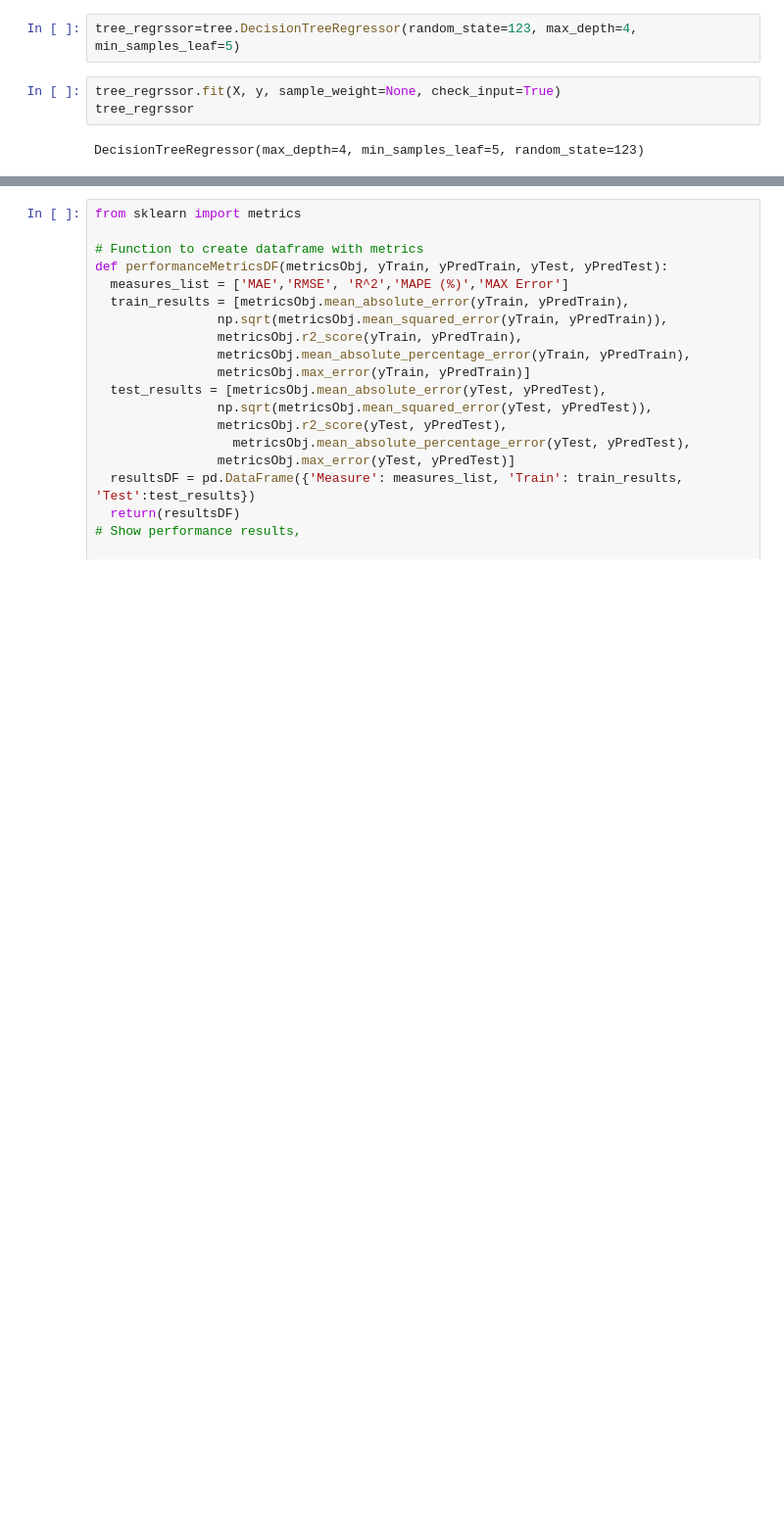
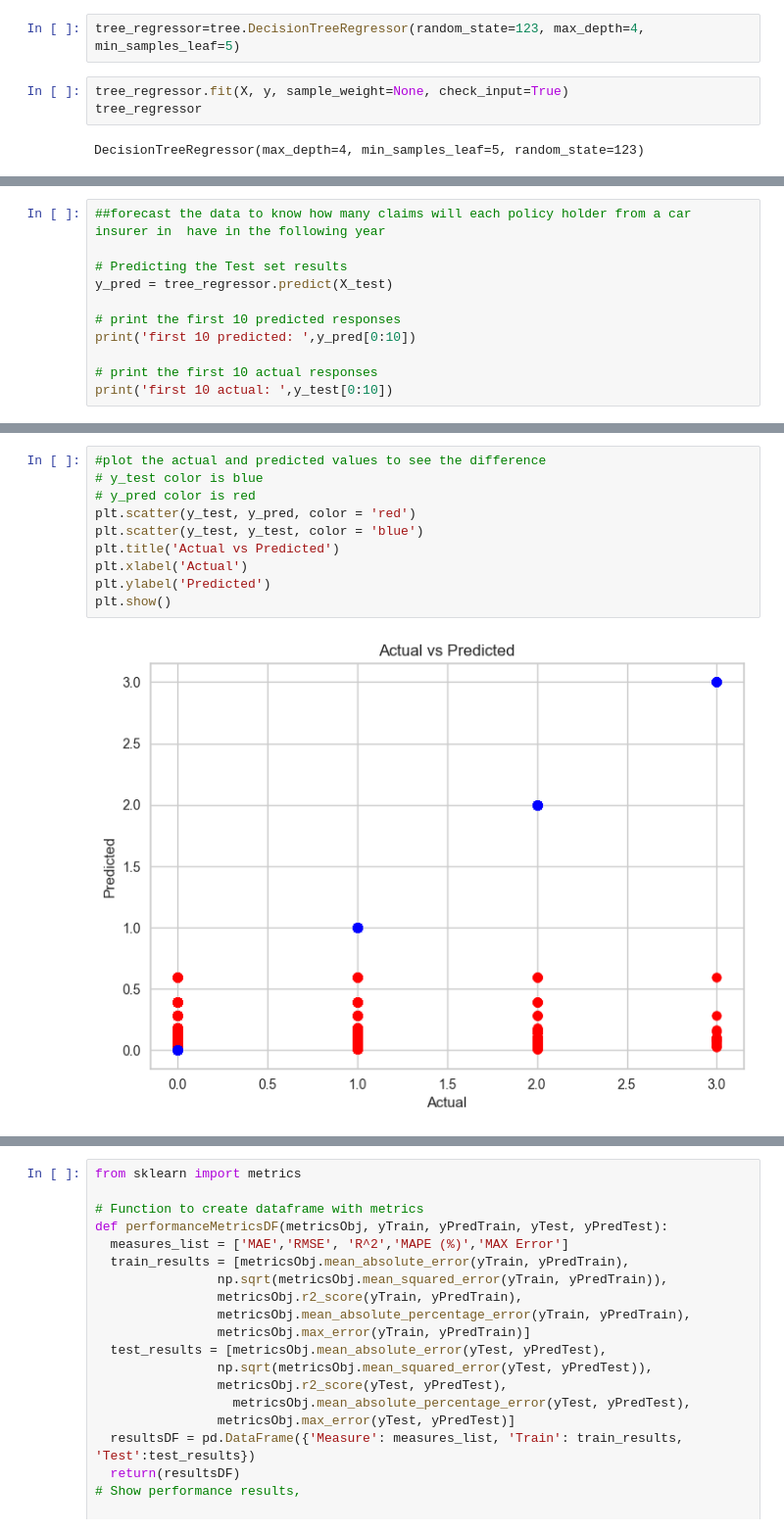
Before and after one commit to Brutosippon/projecto1, a Jupyter notebook: Project1.ipynb, the cells around one changed output, grey strips where cells are left out. Shown at 98% size. Cells and saved outputs as stored; diff of their text form; blank space fills up the shorter version.

```diff
--- a/Project1.ipynb
+++ b/Project1.ipynb
@@ -495,8 +502,8 @@ X
 # %%
-tree_regrssor=tree.DecisionTreeRegressor(random_state=123, max_depth=4, min_samples_leaf=5)
+tree_regressor=tree.DecisionTreeRegressor(random_state=123, max_depth=4, min_samples_leaf=5)
 # %%
-tree_regrssor.fit(X, y, sample_weight=None, check_input=True)
-tree_regrssor
+tree_regressor.fit(X, y, sample_weight=None, check_input=True)
+tree_regressor
 # %% [output]
 DecisionTreeRegressor(max_depth=4, min_samples_leaf=5, random_state=123)
 # %%
@@ -524,3 +531,14 @@ graph = graphviz.Source(dot_data)
 graph
 # %% [output]
 [drawing not drawn]
+# %%
+##forecast the data to know how many claims will each policy holder from a car insurer in  have in the following year
+
+# Predicting the Test set results
+y_pred = tree_regressor.predict(X_test)
+
+# print the first 10 predicted responses
+print('first 10 predicted: ',y_pred[0:10])
+
+# print the first 10 actual responses
+print('first 10 actual: ',y_test[0:10])
@@ -526,0 +559,12 @@ graph
+# %%
+#plot the actual and predicted values to see the difference
+# y_test color is blue
+# y_pred color is red
+plt.scatter(y_test, y_pred, color = 'red')
+plt.scatter(y_test, y_test, color = 'blue')
+plt.title('Actual vs Predicted')
+plt.xlabel('Actual')
+plt.ylabel('Predicted')
+plt.show()
+# %% [output]
+[figure, added]
```
Also changed, not shown: parts of 41 cells of this notebook.
